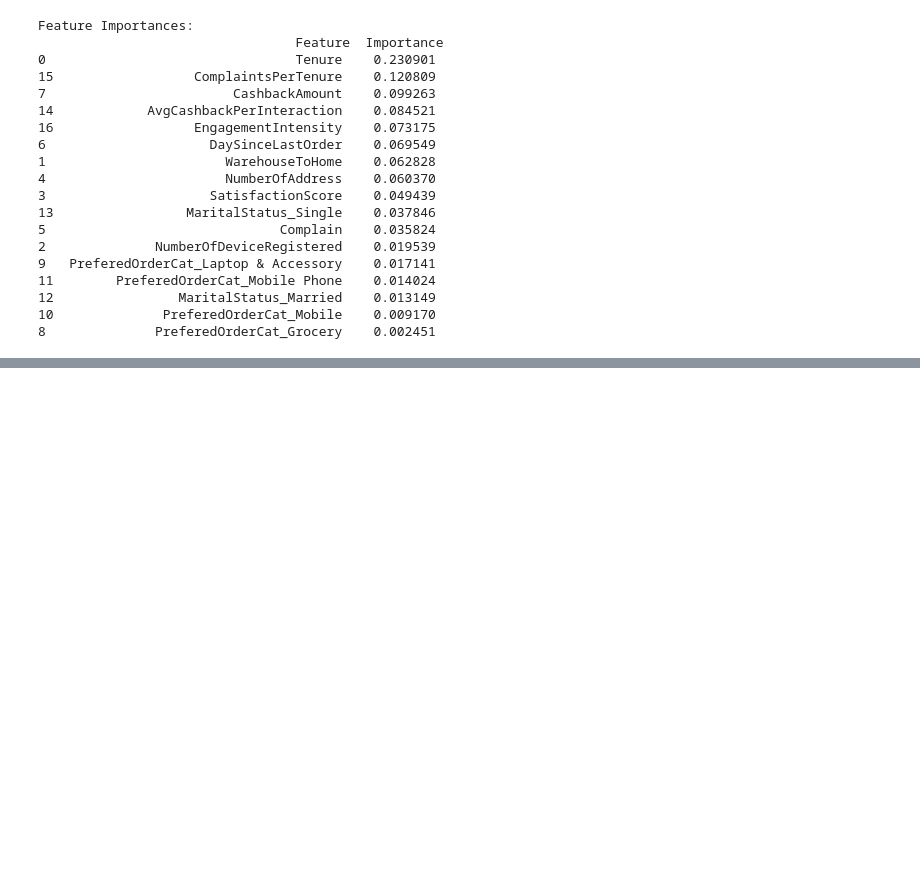
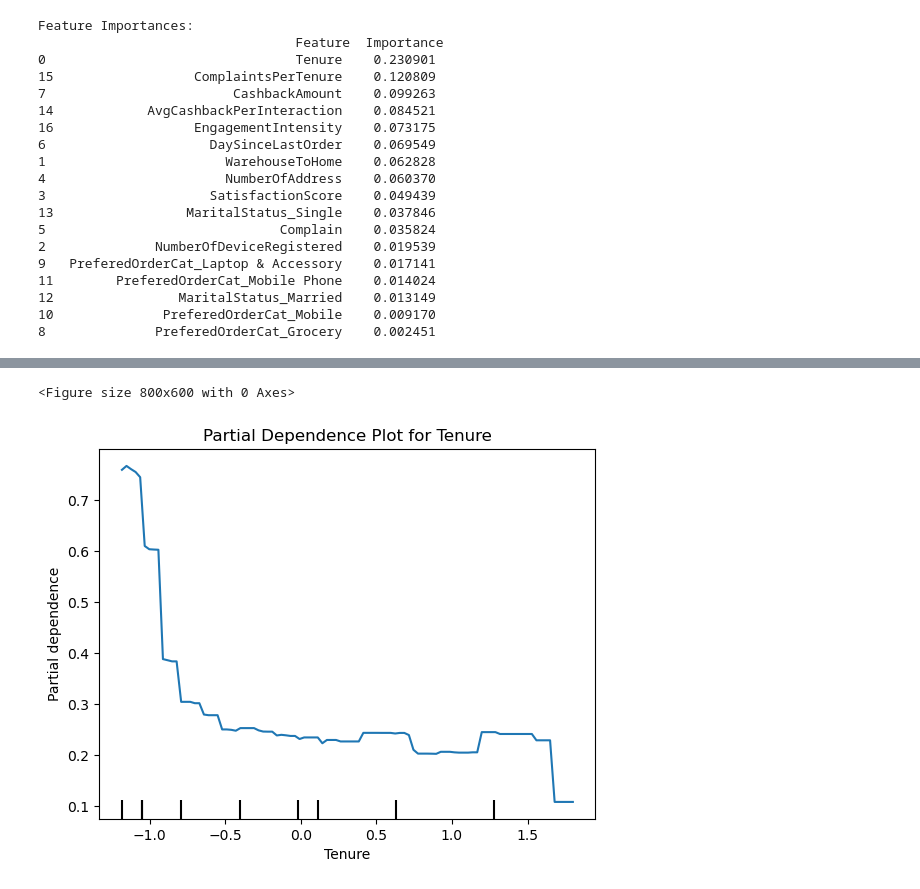
Before and after one commit to MiltonGreat/Customer-Churn-Prediction, a Jupyter notebook: Customer Churn.ipynb, the cells around one changed output, grey strips where cells are left out. Cells and saved outputs as stored; diff of their text form; code cells hidden in the pictures; blank space fills up the shorter version.

```diff
--- a/Customer Churn.ipynb
+++ b/Customer Churn.ipynb
@@ -457,0 +415,11 @@ shap.force_plot(explainer.expected_value, shap_values[row_to_explain], X_subset.
+# %%
+# PDP for 'Tenure'
+plt.figure(figsize=(8, 6))
+PartialDependenceDisplay.from_estimator(
+    xgb_clf, X_train, features=['Tenure'], target='Churn', response_method='predict_proba'
+)
+plt.title('Partial Dependence Plot for Tenure')
+plt.show()
+# %% [output]
+<Figure size 800x600 with 0 Axes>
+[figure, added]
```
Also changed, not shown: parts of 30 cells of this notebook.
